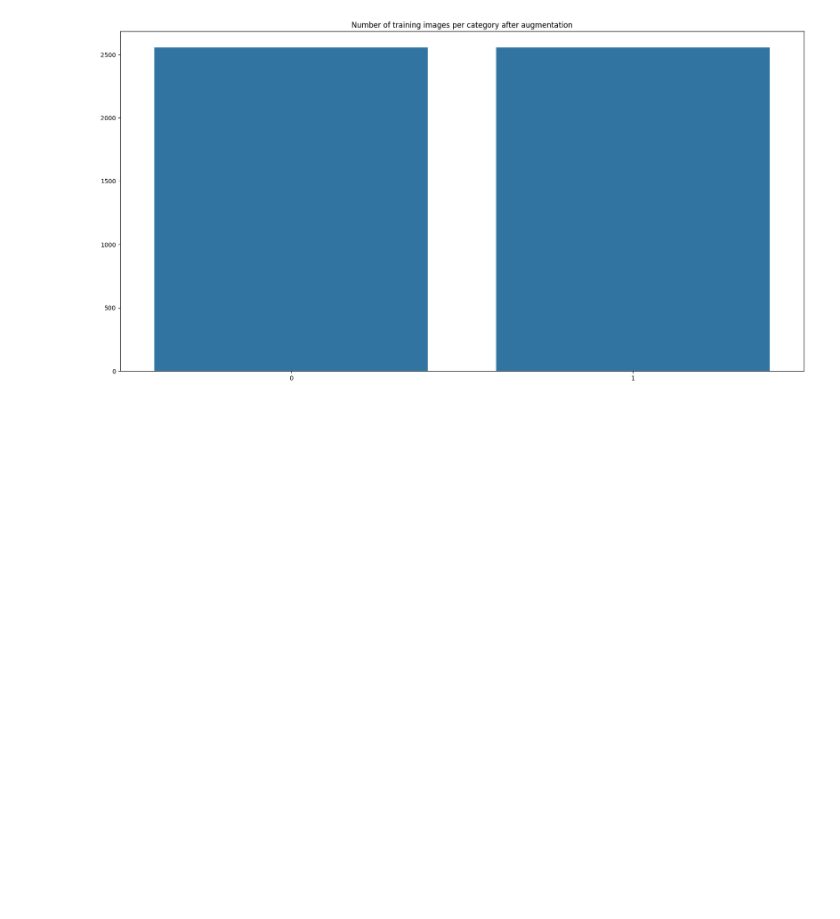
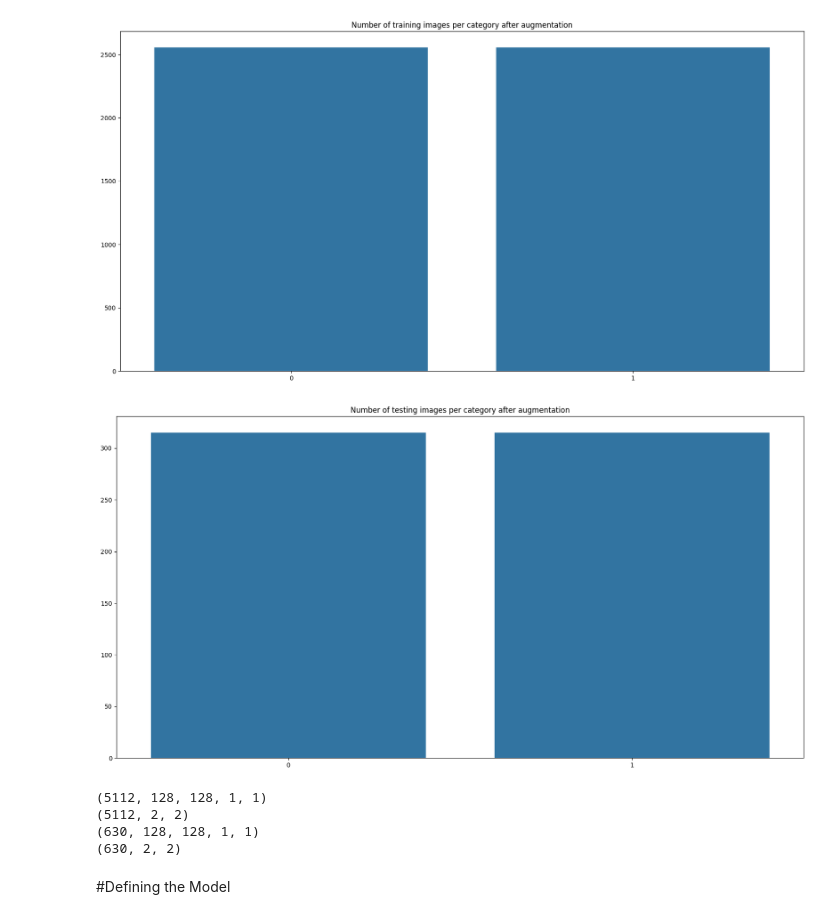
Before and after one commit to arijul2/Parkinson-s_Detection_ML, a Jupyter notebook: ParkinsonsDiseaseDetection.ipynb, the cells around one changed output. Drawn from its saved outputs; the diff is of its cells as text; code cells hidden in the pictures; blank space fills up the shorter version.

Commit message:
defined the model

```diff
--- a/ParkinsonsDiseaseDetection.ipynb
+++ b/ParkinsonsDiseaseDetection.ipynb
@@ -252,3 +252,28 @@ sns.barplot(x=unique_train, y=count).set_title("Number of training images per ca
 plt.show()
 # %% [output]
 [figure]
+# %%
+unique_test, count = np.unique(y_test, return_counts=True)
+plt.figure(figsize=(20, 10))
+sns.barplot(x=unique_test, y=count).set_title("Number of testing images per category after augmentation")
+plt.show()
+# %% [output]
+[figure, added]
+# %%
+y_train = to_categorical(y_train)
+y_test = to_categorical(y_test)
+
+x_train = np.expand_dims(x_train, axis=-1)
+x_test = np.expand_dims(x_test, axis=-1)
+
+print(x_train.shape)
+print(y_train.shape)
+print(x_test.shape)
+print(y_test.shape)
+# %% [output]
+(5112, 128, 128, 1, 1)
+(5112, 2, 2)
+(630, 128, 128, 1, 1)
+(630, 2, 2)
+# %% [markdown]
+#Defining the Model
```
Also changed, not shown: parts of 5 cells of this notebook.
